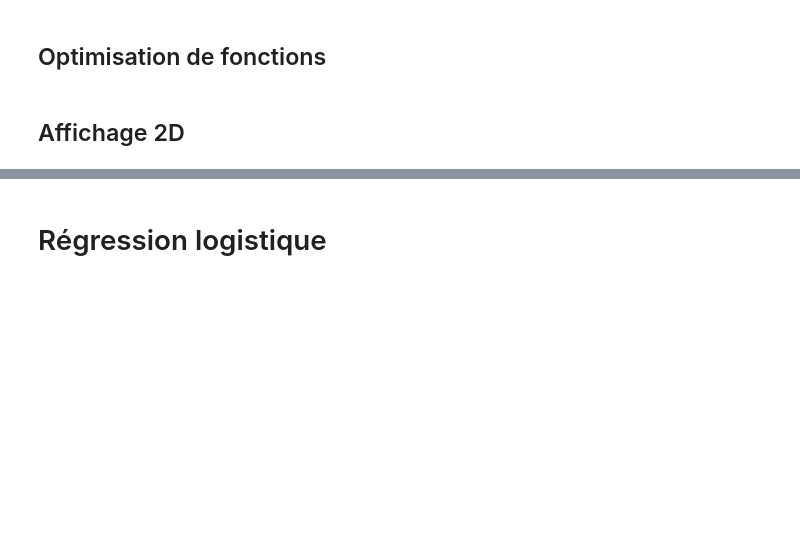
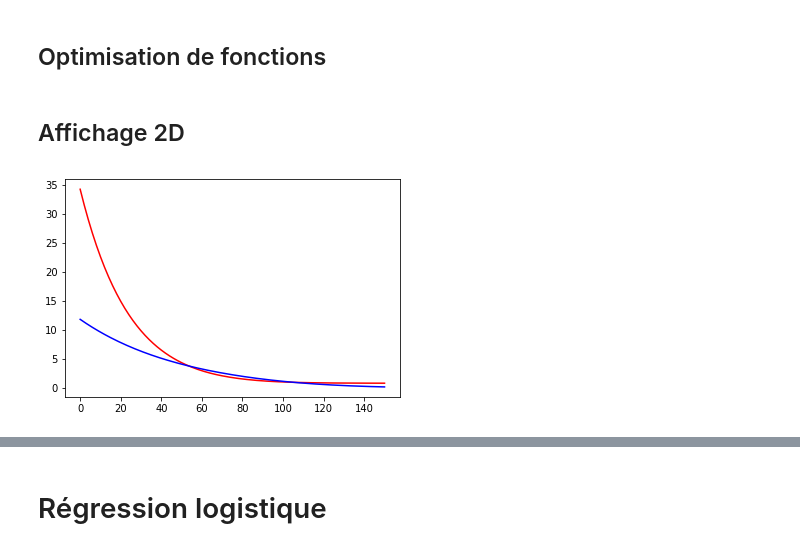
Before and after one commit to ykrmm/ARF, a Jupyter notebook: tme/tme3/tme3.ipynb, the cells around one changed output, grey strips where cells are left out. Saved outputs shown, nothing was run; the diff lists cells and outputs as text; code cells hidden in the pictures; blank space fills up the shorter version.

```diff
--- a/tme/tme3/tme3.ipynb
+++ b/tme/tme3/tme3.ipynb
@@ -73,11 +73,18 @@ def drosenBrock(x1,x2):
 # %% [markdown]
 ## Affichage 2D
 # %%
-def affiche2d(fonc,dfonc,xinit,eps,max_iter):
+def affiche2d(fonc,dfonc,xinit,eps,max_iter,figname="default.png"):
     """Affiche en fonction du nombre d'itérations les valeurs de fX et du gradient de f."""
 
     absi = [i for i in range(max_iter+1)]
     X,fX,dfX = optimise(fonc,dfonc,xinit,eps,max_iter)
-    plt.plot(absi,fX,'r',absi,dfX,'b',absi,X,'g')
-    plt.show()
-    #plt.close()
+    plt.clf()
+    plt.plot(absi,fX,'r',absi,dfX,'b')
+    plt.savefig(figname)
+
+
+
+affiche2d(xcosx,dxcosx,random.randint(10),0.01,150,"xcox.png")
+affiche2d(logx,dlogx,random.randint(1,10),0.01,150,"logx.png")
+# %% [output]
+[figure, added]
```
Also changed, not shown: parts of 7 cells of this notebook, 11 other files.
